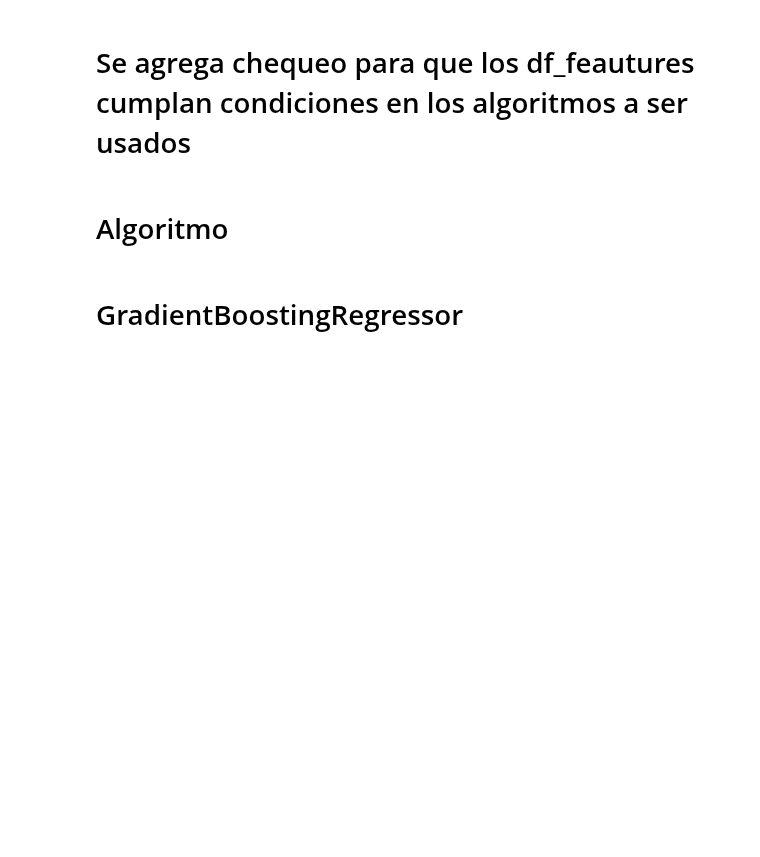
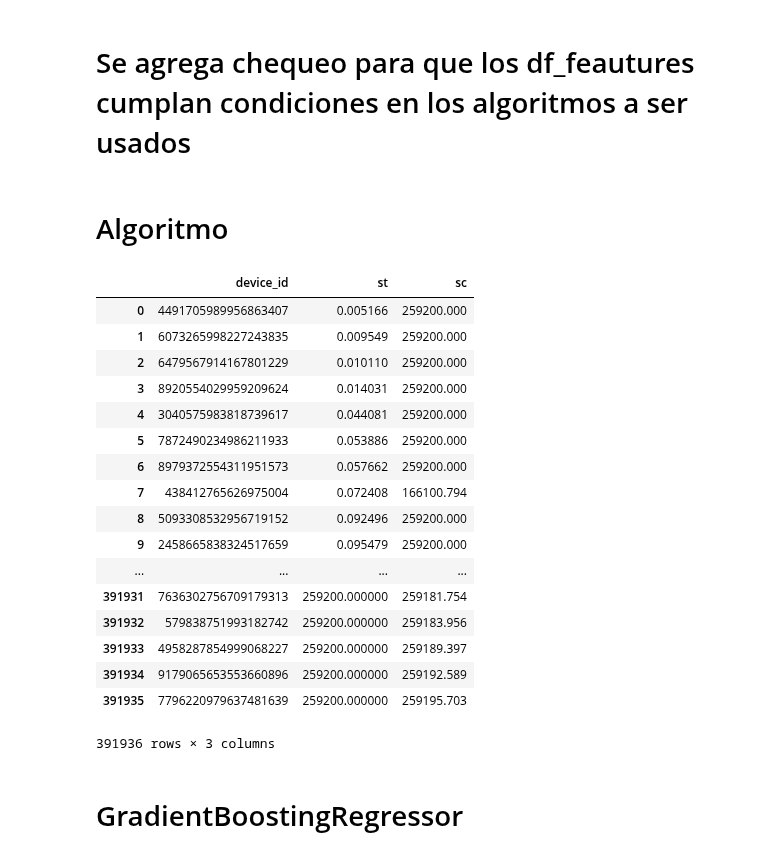
Before and after one commit to alepenaa94/Datos_2019_tp2, a Jupyter notebook: Algoritmos_ML/Algoritmos.ipynb, the cells around one changed output. Drawn from its saved outputs; the diff is of its cells as text; code cells hidden in the pictures; blank space fills up the shorter version.

```diff
--- a/Algoritmos_ML/Algoritmos.ipynb
+++ b/Algoritmos_ML/Algoritmos.ipynb
@@ -76,6 +71,27 @@ for i in range(0,7):
                 cantidad de dispositivos(mismos device_id)")
 # %% [markdown]
 # Algoritmo
+# %%
+labels[2]
+# %% [output]
+|  | device_id | st | sc |
+| 0 | 4491705989956863407 | 0.005166 | 259200.000 |
+| 1 | 6073265998227243835 | 0.009549 | 259200.000 |
+| 2 | 6479567914167801229 | 0.010110 | 259200.000 |
+| 3 | 8920554029959209624 | 0.014031 | 259200.000 |
+| 4 | 3040575983818739617 | 0.044081 | 259200.000 |
+| 5 | 7872490234986211933 | 0.053886 | 259200.000 |
+| 6 | 8979372554311951573 | 0.057662 | 259200.000 |
+| 7 | 438412765626975004 | 0.072408 | 166100.794 |
+| 8 | 5093308532956719152 | 0.092496 | 259200.000 |
+| 9 | 2458665838324517659 | 0.095479 | 259200.000 |
+| ... | ... | ... | ... |
+| 391931 | 7636302756709179313 | 259200.000000 | 259181.754 |
+| 391932 | 579838751993182742 | 259200.000000 | 259183.956 |
+| 391933 | 4958287854999068227 | 259200.000000 | 259189.397 |
+| 391934 | 9179065653553660896 | 259200.000000 | 259192.589 |
+| 391935 | 7796220979637481639 | 259200.000000 | 259195.703 |
+391936 rows × 3 columns
 # %%
 from sksurv.column import categorical_to_numeric
 for i in range(0,7):
```
Also changed, not shown: parts of 10 cells of this notebook.
